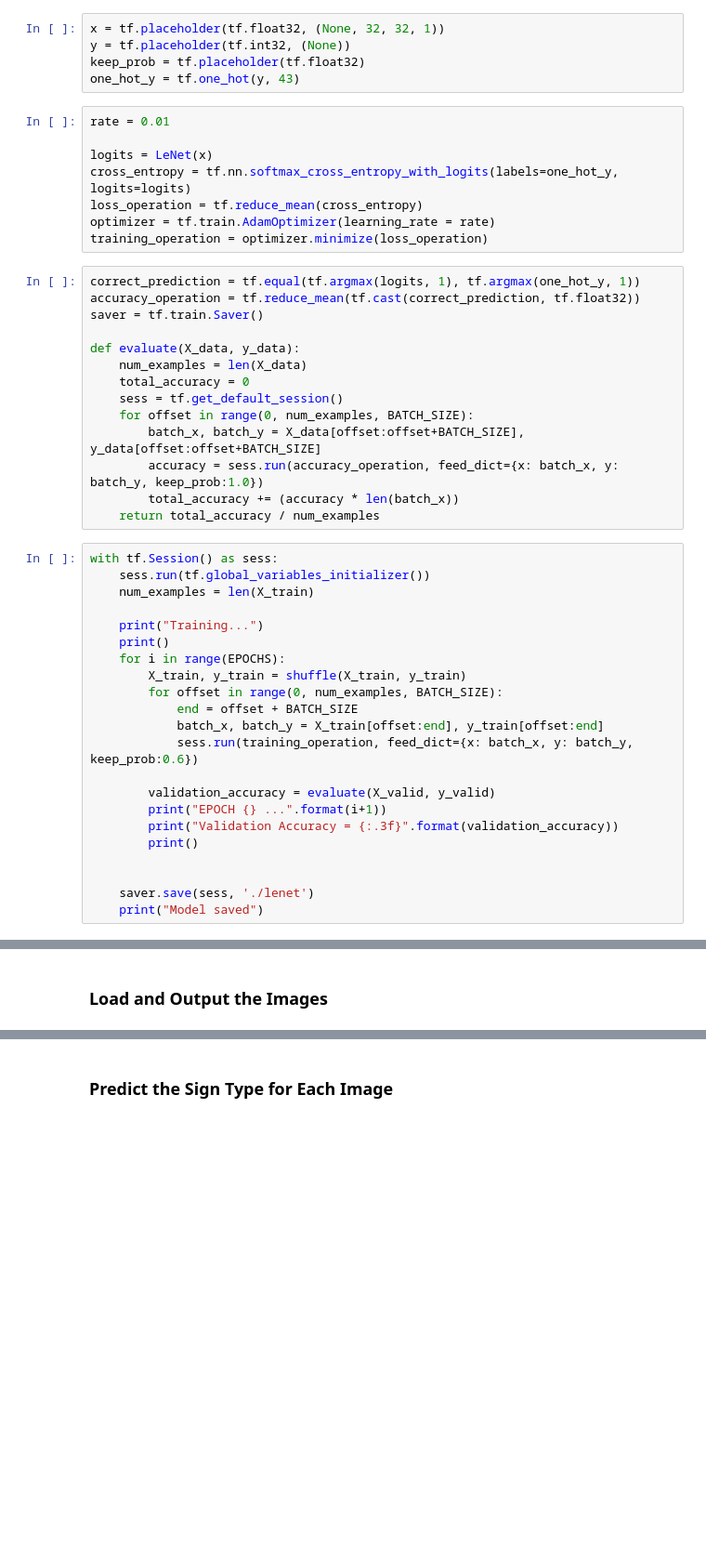
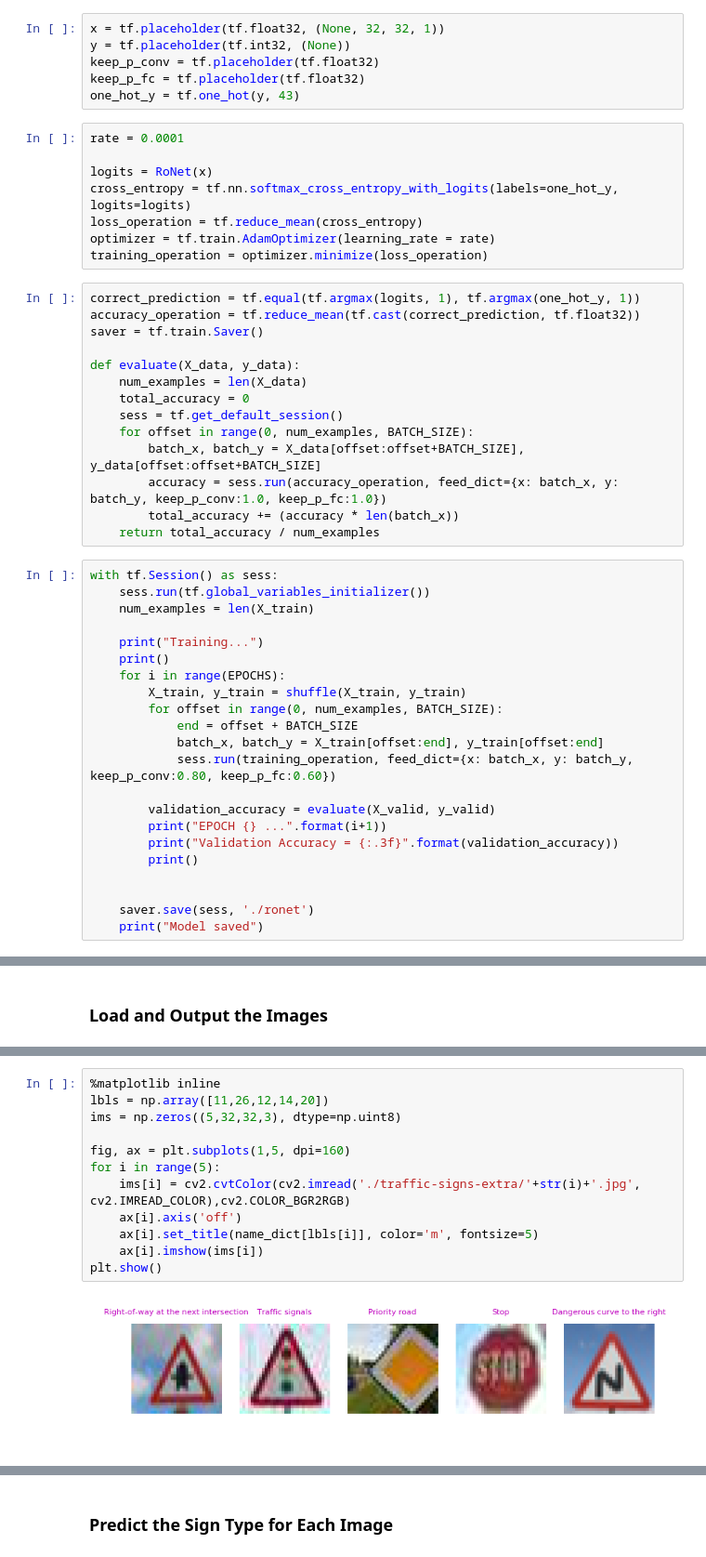
Before and after one commit to roman-smirnov/traffic-sign-classifier, a Jupyter notebook: Traffic_Sign_Classifier.ipynb, the cells around one changed output, grey strips where cells are left out. Shown at 93% size. Cells and saved outputs as stored; diff of their text form; blank space fills up the shorter version.

```diff
--- a/Traffic_Sign_Classifier.ipynb
+++ b/Traffic_Sign_Classifier.ipynb
@@ -367,12 +436,13 @@ def LeNet(x):
 # %%
 x = tf.placeholder(tf.float32, (None, 32, 32, 1))
 y = tf.placeholder(tf.int32, (None))
-keep_prob = tf.placeholder(tf.float32)
+keep_p_conv = tf.placeholder(tf.float32)
+keep_p_fc = tf.placeholder(tf.float32)
 one_hot_y = tf.one_hot(y, 43)
 # %%
-rate = 0.01
+rate = 0.0001
 
-logits = LeNet(x)
+logits = RoNet(x)
 cross_entropy = tf.nn.softmax_cross_entropy_with_logits(labels=one_hot_y, logits=logits)
 loss_operation = tf.reduce_mean(cross_entropy)
 optimizer = tf.train.AdamOptimizer(learning_rate = rate)
@@ -388,7 +458,7 @@ def evaluate(X_data, y_data):
     sess = tf.get_default_session()
     for offset in range(0, num_examples, BATCH_SIZE):
         batch_x, batch_y = X_data[offset:offset+BATCH_SIZE], y_data[offset:offset+BATCH_SIZE]
-        accuracy = sess.run(accuracy_operation, feed_dict={x: batch_x, y: batch_y, keep_prob:1.0})
+        accuracy = sess.run(accuracy_operation, feed_dict={x: batch_x, y: batch_y, keep_p_conv:1.0, keep_p_fc:1.0})
         total_accuracy += (accuracy * len(batch_x))
     return total_accuracy / num_examples
 # %%
@@ -403,7 +473,7 @@ with tf.Session() as sess:
         for offset in range(0, num_examples, BATCH_SIZE):
             end = offset + BATCH_SIZE
             batch_x, batch_y = X_train[offset:end], y_train[offset:end]
-            sess.run(training_operation, feed_dict={x: batch_x, y: batch_y, keep_prob:0.6})
+            sess.run(training_operation, feed_dict={x: batch_x, y: batch_y, keep_p_conv:0.80, keep_p_fc:0.60})
 
         validation_accuracy = evaluate(X_valid, y_valid)
         print("EPOCH {} ...".format(i+1))
@@ -411,7 +481,7 @@ with tf.Session() as sess:
         print()
 
 
-    saver.save(sess, './lenet')
+    saver.save(sess, './ronet')
     print("Model saved")
 # %% [output]
 Training...
@@ -449,0 +528,14 @@ You may find `signnames.csv` useful as it contains mappings from the class id (i
+# %%
+%matplotlib inline
+lbls = np.array([11,26,12,14,20])
+ims = np.zeros((5,32,32,3), dtype=np.uint8)
+
+fig, ax = plt.subplots(1,5, dpi=160)
+for i in range(5):
+    ims[i] = cv2.cvtColor(cv2.imread('./traffic-signs-extra/'+str(i)+'.jpg', cv2.IMREAD_COLOR),cv2.COLOR_BGR2RGB)
+    ax[i].axis('off')
+    ax[i].set_title(name_dict[lbls[i]], color='m', fontsize=5)
+    ax[i].imshow(ims[i])
+plt.show()
+# %% [output]
+[figure, added]
```
Also changed, not shown: parts of 47 cells of this notebook, 23 other files.
